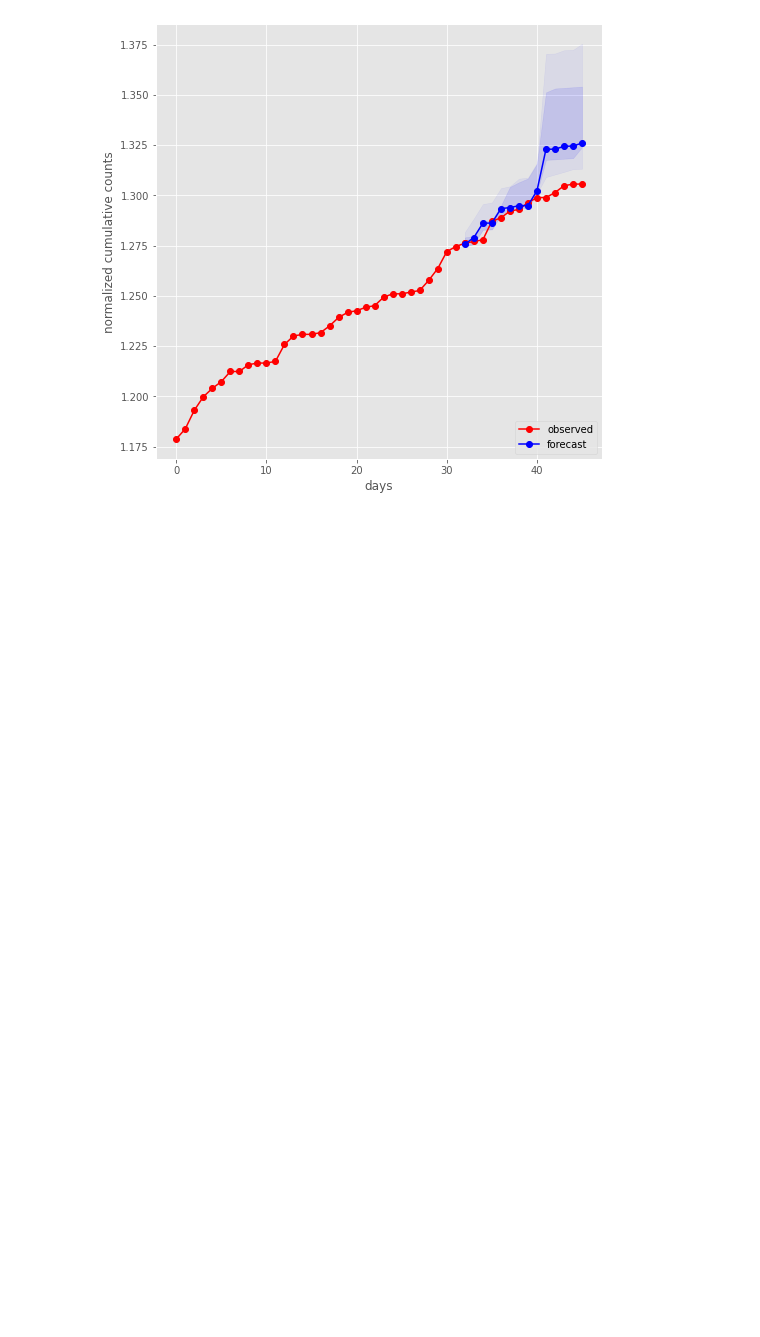
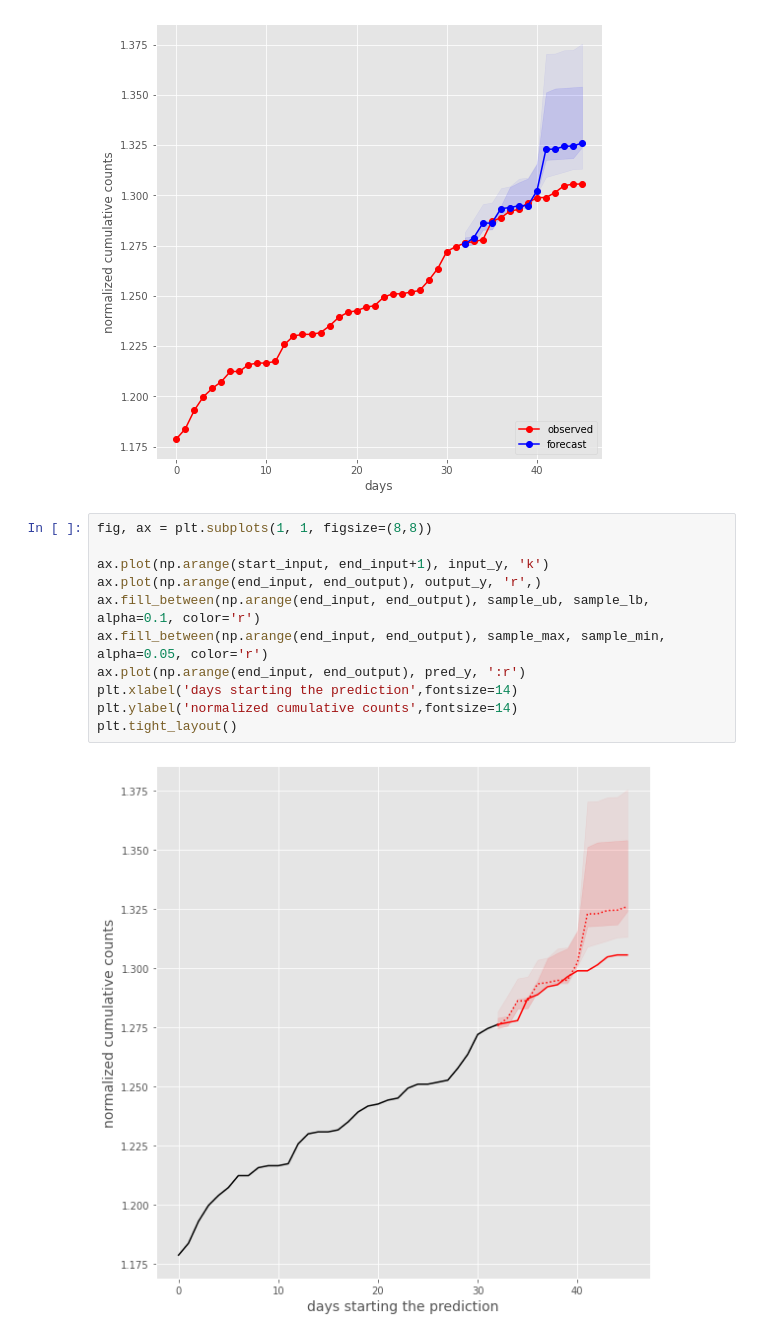
Before and after one commit to hanxiaokaka/Induced_seismic, a Jupyter notebook: notebooks/scinet/002. SCINet decatur.ipynb, the cells around one changed output. Drawn from its saved outputs; the diff is of its cells as text; blank space fills up the shorter version.

Commit message:
add some changes to the plot

```diff
--- a/notebooks/scinet/002. SCINet decatur.ipynb
+++ b/notebooks/scinet/002. SCINet decatur.ipynb
@@ -325,3 +325,16 @@ plt.legend(loc='lower right')
 plt.show()
 # %% [output]
 [figure]
+# %%
+fig, ax = plt.subplots(1, 1, figsize=(8,8))
+
+ax.plot(np.arange(start_input, end_input+1), input_y, 'k')
+ax.plot(np.arange(end_input, end_output), output_y, 'r',)
+ax.fill_between(np.arange(end_input, end_output), sample_ub, sample_lb, alpha=0.1, color='r')
+ax.fill_between(np.arange(end_input, end_output), sample_max, sample_min, alpha=0.05, color='r')
+ax.plot(np.arange(end_input, end_output), pred_y, ':r')
+plt.xlabel('days starting the prediction',fontsize=14)
+plt.ylabel('normalized cumulative counts',fontsize=14)
+plt.tight_layout()
+# %% [output]
+[figure, added]
```
Also changed, not shown: 1 other file.
